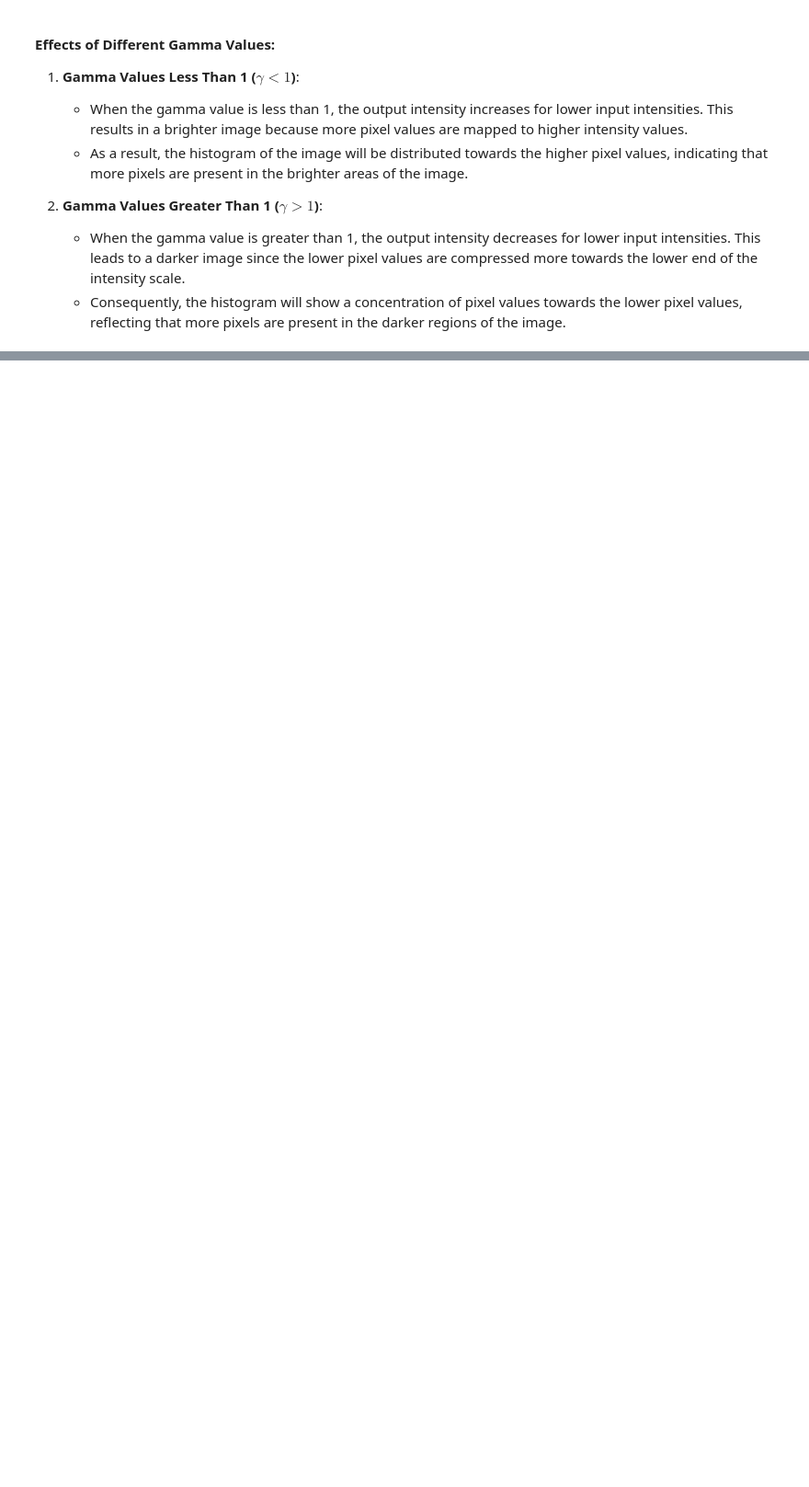
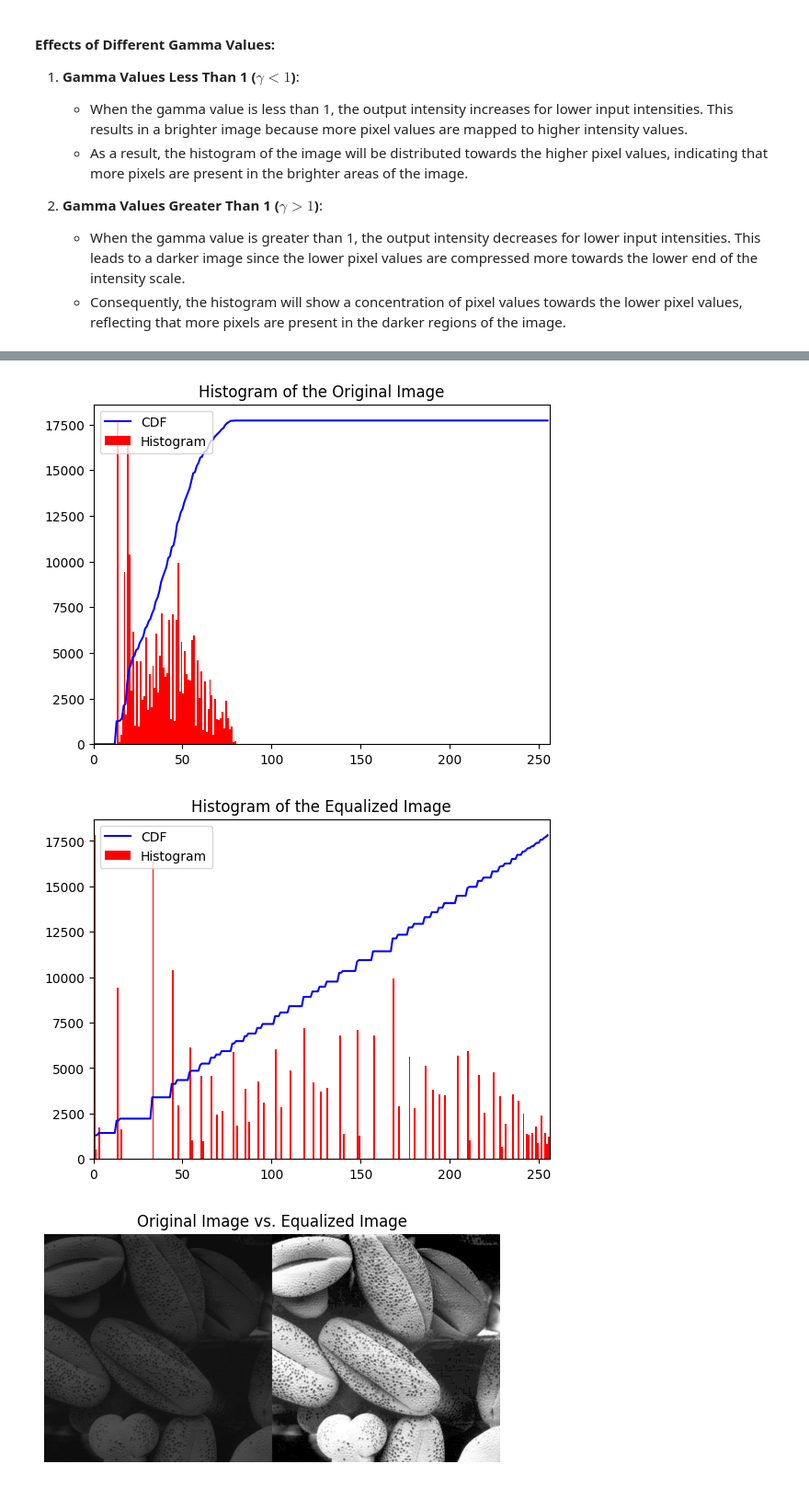
Before and after one commit to shaveenherath/Machine_Vision, a Jupyter notebook: Assignment 01/Assignment 01.ipynb, the cells around one changed output, grey strips where cells are left out. Shown at 92% size. Saved outputs shown, nothing was run; the diff lists cells and outputs as text; code cells hidden in the pictures; blank space fills up the shorter version.

```diff
--- a/Assignment 01/Assignment 01.ipynb
+++ b/Assignment 01/Assignment 01.ipynb
@@ -275,0 +336,49 @@ $$
+# %%
+import cv2 as cv
+import numpy as np
+import matplotlib.pyplot as plt
+
+# Read the grayscale image
+img = cv.imread(r"a1images/a1images/shells.tif", cv.IMREAD_GRAYSCALE)
+
+# Calculate histogram and cumulative distribution function (CDF) of the original image
+hist, bins = np.histogram(img.ravel(), 256, [0, 256])
+cdf = hist.cumsum()
+cdf_normalized = cdf * hist.max() / cdf.max()
+
+# Plot CDF and histogram of the original image
+plt.plot(cdf_normalized, color='b')
+plt.hist(img.flatten(), 256, [0, 256], color='r')
+plt.xlim([0, 256])
+plt.legend(['CDF', 'Histogram'], loc='upper left')
+plt.title('Histogram of the Original Image')
+plt.show()
+
+# Perform histogram equalization
+equ = cv.equalizeHist(img)
+
+# Calculate histogram and CDF of the equalized image
+hist, bins = np.histogram(equ.ravel(), 256, [0, 256])
+cdf = hist.cumsum()
+cdf_normalized = cdf * hist.max() / cdf.max()
+
+# Plot CDF and histogram of the equalized image
+plt.plot(cdf_normalized, color='b')
+plt.hist(equ.flatten(), 256, [0, 256], color='r')
+plt.xlim([0, 256])
+plt.legend(['CDF', 'Histogram'], loc='upper left')
+plt.title('Histogram of the Equalized Image')
+plt.show()
+
+# Combine original and equalized images for visualization
+res = np.hstack((img, equ))
+
+# Display combined image
+plt.axis('off')
+plt.imshow(res, cmap='gray')
+plt.title('Original Image vs. Equalized Image')
+plt.show()
+# %% [output]
+[figure, added]
+[figure, added]
+[figure, added]
```
Also changed, not shown: parts of 10 cells of this notebook.
